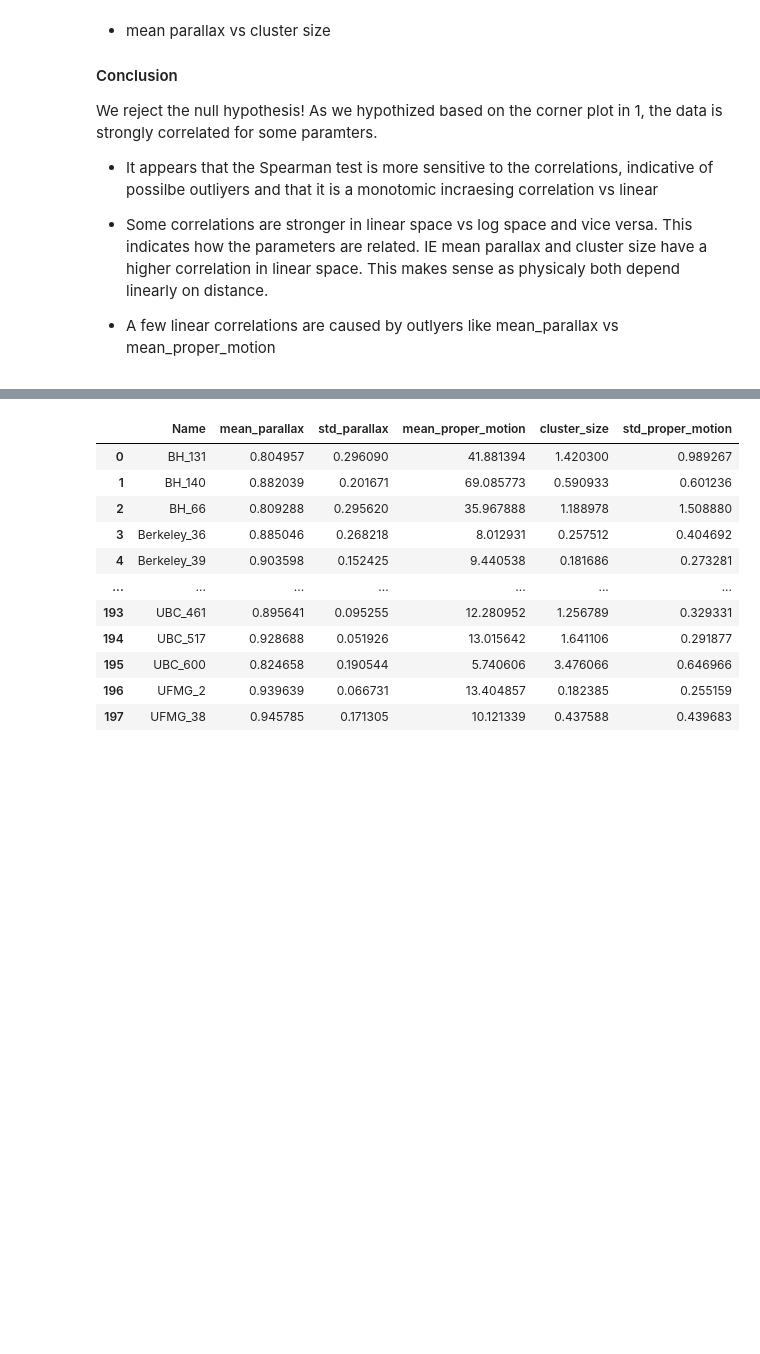
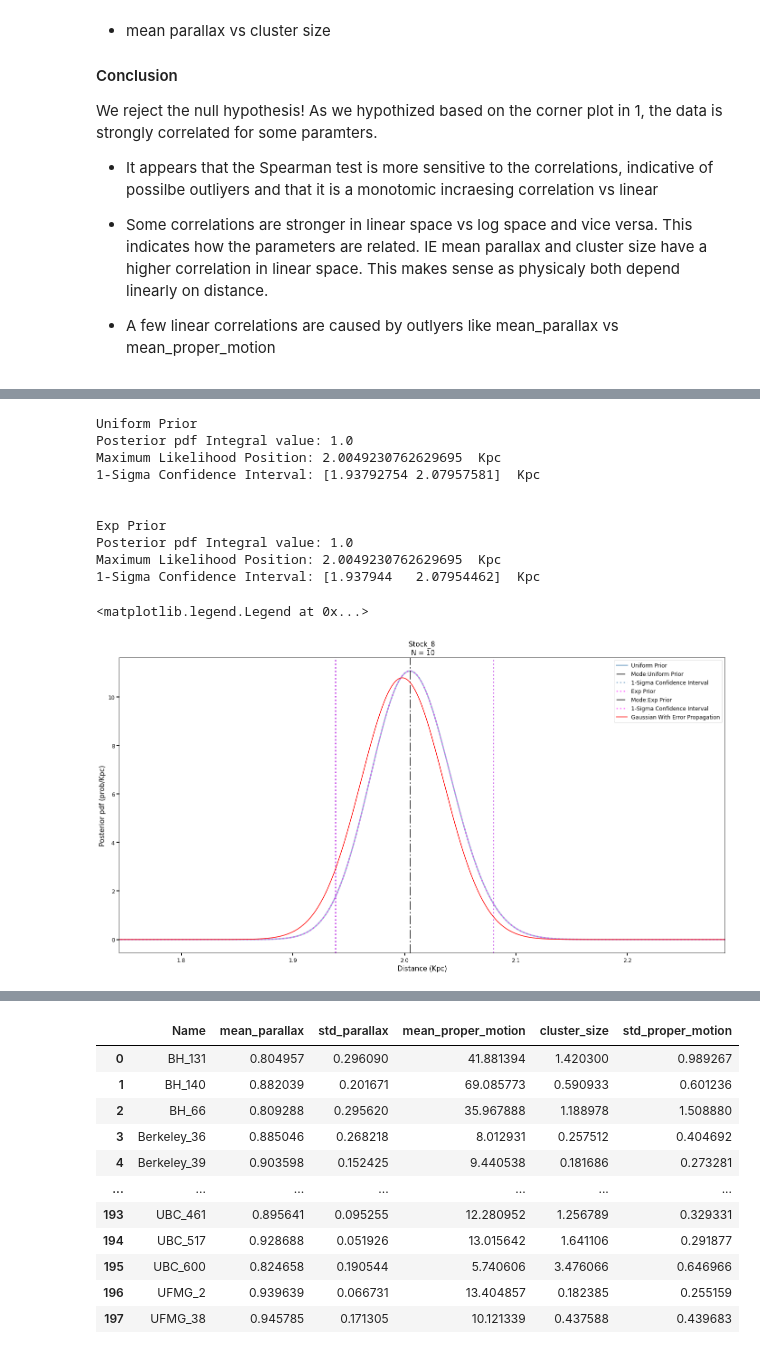
Before and after one commit to afinemax/stat_meth, a Jupyter notebook: assignments/a2/a2_max_fine.ipynb, the cells around one changed output, grey strips where cells are left out. Saved outputs shown, nothing was run; the diff lists cells and outputs as text; code cells hidden in the pictures; blank space fills up the shorter version.

```diff
--- a/assignments/a2/a2_max_fine.ipynb
+++ b/assignments/a2/a2_max_fine.ipynb
@@ -610,0 +631,62 @@ NameError: name 'standard_std' is not defined
+# %%
+plt.figure(figsize=(24,12))
+
+
+# Sample only 10 stars from the selected cluster
+cluster_df_sample = stars[stars['Name'] == cluster_name].sample(n=10, random_state=random_seed)
+
+
+color='steelblue'
+label='Uniform Prior'
+linestyle='-'
+prior_type = 'uniform'
+result= bayesian_analysis_distance(cluster_df=cluster_df_sample, cluster_name=cluster_name, prior_type='uniform',
+                                   plot=True, print_results=True, color=color,
+                                   label=label, linestyle=linestyle)
+
+color='magenta'
+label='Exp Prior'
+linestyle=':'
+prior_type ='exp'
+result= bayesian_analysis_distance(cluster_df=cluster_df_sample, cluster_name=cluster_name, prior_type='exp',
+                                   plot=True, print_results=True, color=color,
+                                   label=label, linestyle=linestyle)
+
+#############################################################################
+# Third Guassian plot
+
+cluster_df = cluster_df_sample
+dist_arr, posterior_pdf, max_likelihood_position, int95 = result
+plx = cluster_df[cluster_df['Name'] == cluster_name]['Plx'].values
+e_plx = cluster_df[cluster_df['Name'] == cluster_name]['e_Plx'].values
+my_stars_plx = plx + gaia_corr # Adding correction factor
+standard_std = np.std(my_stars_plx) / np.sqrt(len(my_stars_plx))
+
+
+# Error propagation
+mean_plx = np.mean(my_stars_plx)
+mean_plx_ufloat = ufloat(mean_plx, standard_std)
+distance = 1/ mean_plx_ufloat
+sigma_distance = float(distance.std_dev)
+mean_distance = float(distance.nominal_value)
+
+# Plot
+norm_values = norm.pdf(dist_arr, loc=mean_distance, scale=sigma_distance)
+
+plt.plot(dist_arr, norm_values , color='red', label='Gaussian With Error Propagation')
+
+plt.xlim (0.9 * int95[0], 1.1*int95[1])
+plt.legend(fontsize=12)
+# %% [output]
+Uniform Prior
+Posterior pdf Integral value: 1.0
+Maximum Likelihood Position: 2.0049230762629695  Kpc
+1-Sigma Confidence Interval: [1.93792754 2.07957581]  Kpc
+
+
+Exp Prior
+Posterior pdf Integral value: 1.0
+Maximum Likelihood Position: 2.0049230762629695  Kpc
+1-Sigma Confidence Interval: [1.937944   2.07954462]  Kpc
+<matplotlib.legend.Legend at 0x...>
+[figure, added]
```
Also changed, not shown: parts of 10 cells of this notebook.
